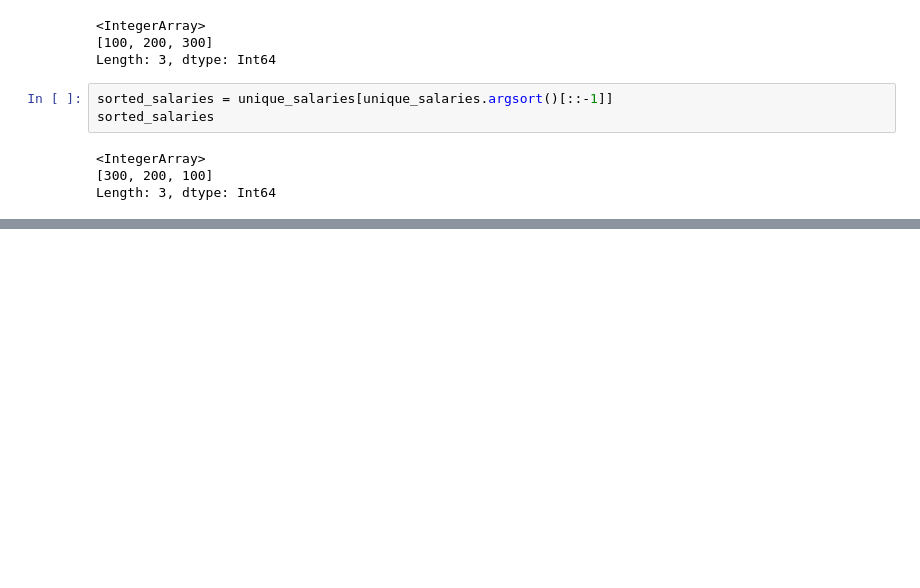
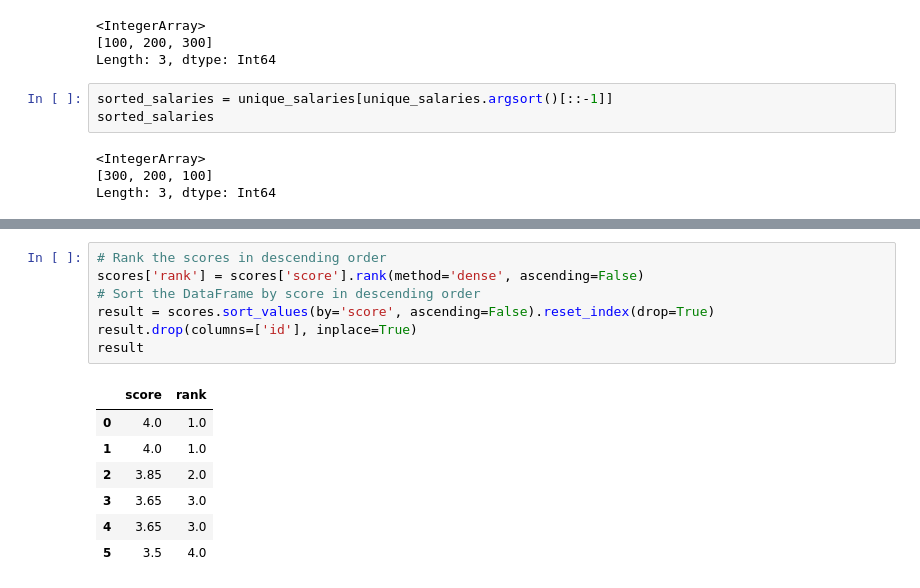
Before and after one commit to fp05107/PW_Skills_Assignments, a Jupyter notebook: Milestone_1_Python/Data Toolkit/pandas_basics.ipynb, the cells around one changed output, grey strips where cells are left out. Drawn from its saved outputs; the diff is of its cells as text; blank space fills up the shorter version.

```diff
--- a/Milestone_1_Python/Data Toolkit/pandas_basics.ipynb
+++ b/Milestone_1_Python/Data Toolkit/pandas_basics.ipynb
@@ -1027,0 +1050,15 @@ Length: 3, dtype: Int64
+# %%
+# Rank the scores in descending order
+scores['rank'] = scores['score'].rank(method='dense', ascending=False)
+# Sort the DataFrame by score in descending order
+result = scores.sort_values(by='score', ascending=False).reset_index(drop=True)
+result.drop(columns=['id'], inplace=True)
+result
+# %% [output]
+|  | score | rank |
+| 0 | 4.0 | 1.0 |
+| 1 | 4.0 | 1.0 |
+| 2 | 3.85 | 2.0 |
+| 3 | 3.65 | 3.0 |
+| 4 | 3.65 | 3.0 |
+| 5 | 3.5 | 4.0 |
```
Also changed, not shown: parts of 4 cells of this notebook, 1 other file.
